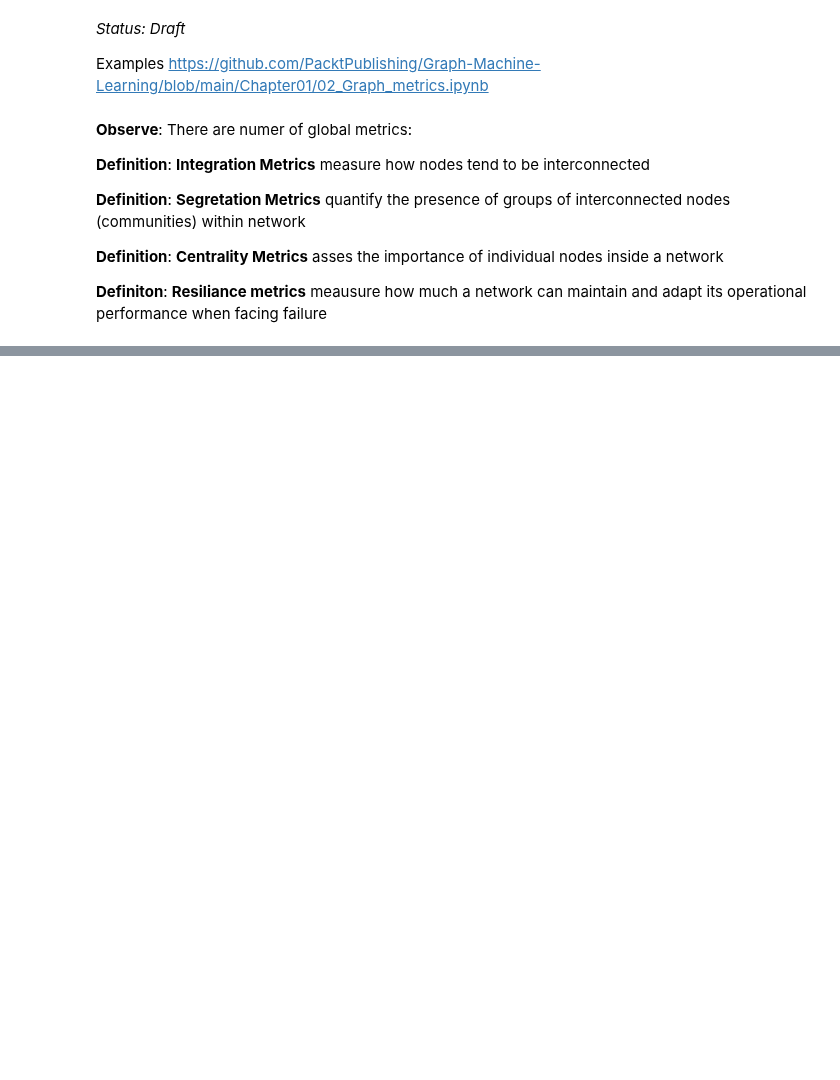
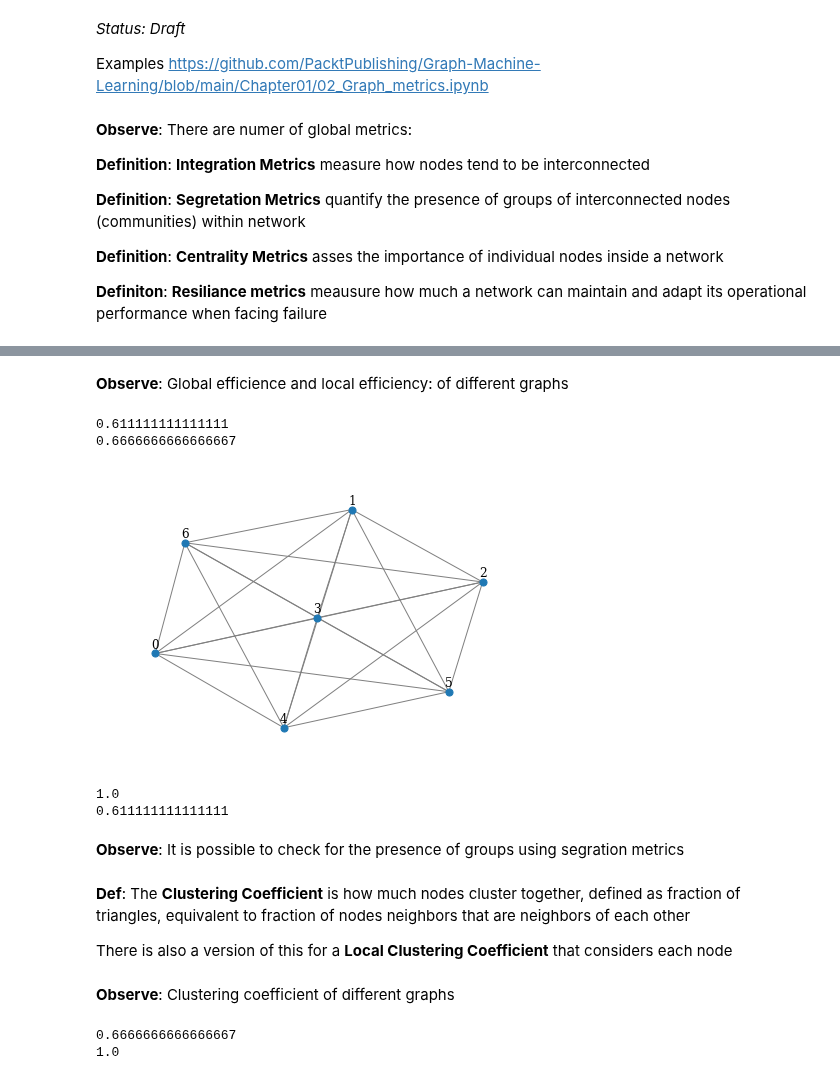
Before and after one commit to jgab3103/Jamie-Gabriel, a Jupyter notebook: MachineLearningNotebooks/PythonNotebooks/G1.ipynb, the cells around one changed output, grey strips where cells are left out. Saved outputs shown, nothing was run; the diff lists cells and outputs as text; code cells hidden in the pictures; blank space fills up the shorter version.

```diff
--- a/MachineLearningNotebooks/PythonNotebooks/G1.ipynb
+++ b/MachineLearningNotebooks/PythonNotebooks/G1.ipynb
@@ -76,0 +105,35 @@ print(path)
+# %% [markdown]
+<b>Observe</b>: Global efficience and local efficiency:  of different graphs
+# %%
+print(nx.global_efficiency(G))
+print(nx.local_efficiency(G))
+# %% [output]
+0.611111111111111
+0.6666666666666667
+# %%
+G1 = nx.complete_graph(n=7)
+nodes = {0:'0',1:'1',2:'2',3:'3',4:'4',5:'5',6:'6'}
+
+draw_graph(G1,node_names=nodes)
+# %% [output]
+[figure, added]
+# %%
+print(nx.global_efficiency(G1))
+print(nx.global_efficiency(G))
+# %% [output]
+1.0
+0.611111111111111
+# %% [markdown]
+<b>Observe</b>: It is possible to check for the presence of groups using segration metrics
+# %% [markdown]
+<b>Def</b>: The <b>Clustering Coefficient</b> is how much nodes cluster together, defined as fraction of triangles, equivalent to fraction of nodes neighbors that are neighbors of each other
+
+There is also a version of this for a <b>Local Clustering Coefficient</b> that considers each node
+# %% [markdown]
+<b>Observe</b>: Clustering coefficient of different graphs
+# %%
+print(nx.average_clustering(G))
+print(nx.average_clustering(G1))
+# %% [output]
+0.6666666666666667
+1.0
```
Also changed, not shown: parts of 26 cells of this notebook.
